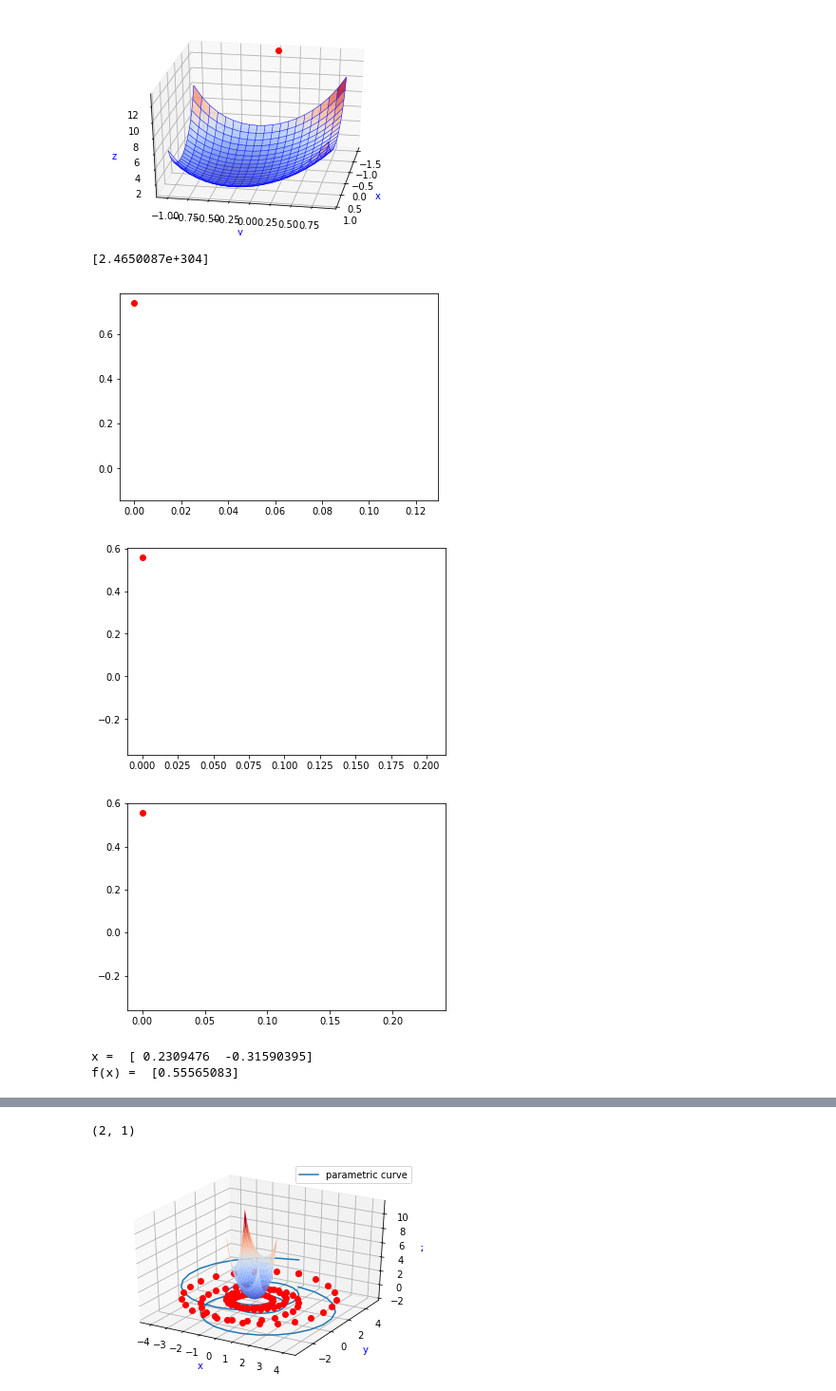
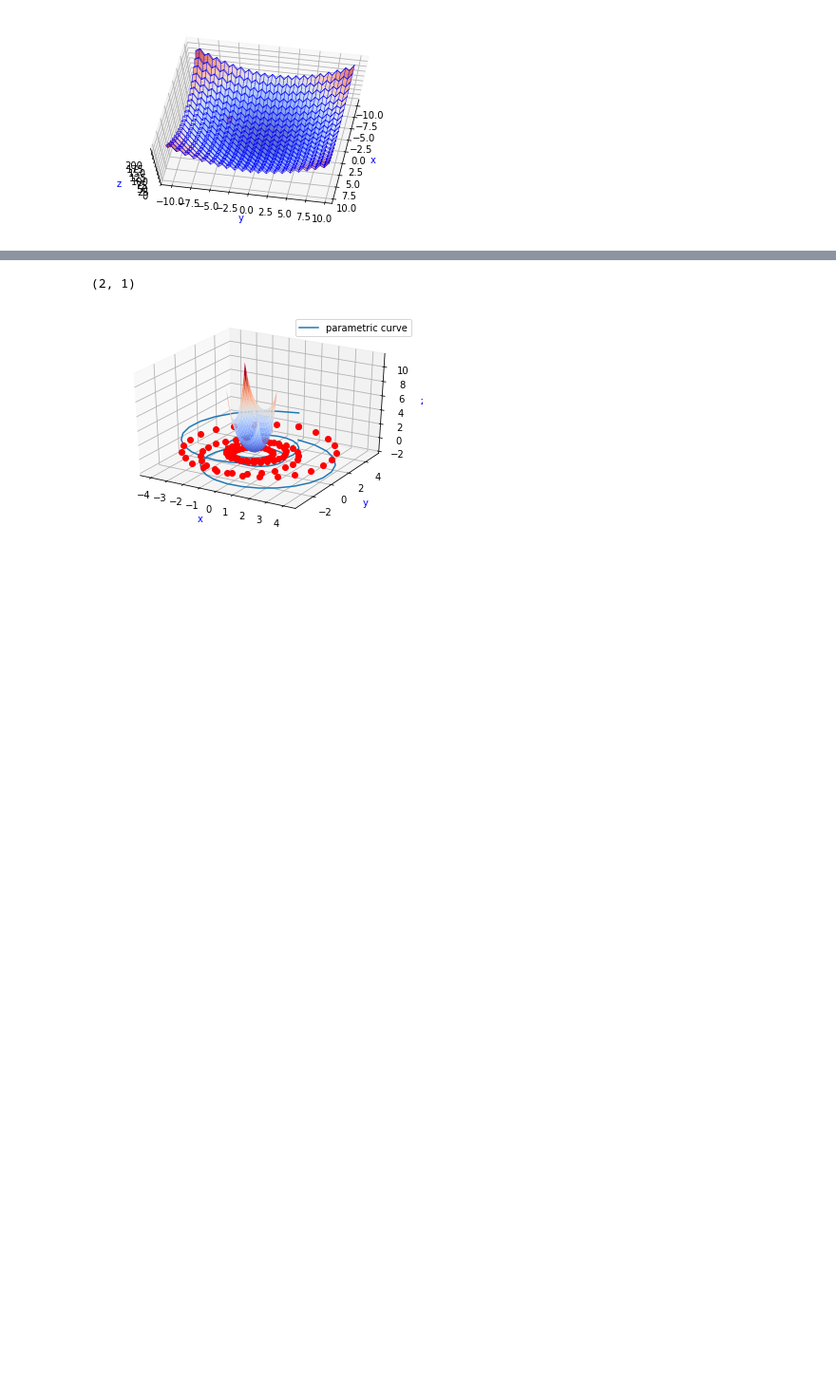
Before and after one commit to serhyPyton/optimization, a Jupyter notebook: conjugate_gradient_method/lab.ipynb, the cells around one changed output, grey strips where cells are left out. Shown at 95% size. Cells and saved outputs as stored; diff of their text form; code cells hidden in the pictures; blank space fills up the shorter version.

```diff
--- a/conjugate_gradient_method/lab.ipynb
+++ b/conjugate_gradient_method/lab.ipynb
@@ -1,53 +1,50 @@
 # %%
 import numpy as np
 
 teta=3
 def f(x):
-	return(x[0]*x[0]+2*x[1]*x[1]+np.exp(x[0]*x[0]+x[1]*x[1])-x[0]+2*x[1])
+    return 20. + x[0]**2+x[1]**2-10.*(np.cos(2.*np.pi*x[0])+np.cos(2.*np.pi*x[1]))
+#    return (x[0]**2+x[1]-11)**2 + (x[1]**2+x[0]-6)**2
+#    return(x[0]*x[0]+2*x[1]*x[1]+np.exp(x[0]*x[0]+x[1]*x[1])-x[0]+2*x[1])
 def f1(x, y):
-	return(x*x+2*y*y+np.exp(x*x+y*y)-x+2*y)
-
+    return 20. + x**2+y**2-10.*(np.cos(2.*np.pi*x)+np.cos(2.*np.pi*y))
+#    return (x**2+y-11)**2 + (y**2+x-6)**2
+#    return(x*x+2*y*y+np.exp(x*x+y*y)-x+2*y)
 
 def get_grad(x):
-    return np.array([2*x[0]+2*x[0]*np.exp(x[0]*x[0]+x[1]*x[1])-1,4*x[1]+2*x[1]*np.exp(x[0]*x[0]+x[1]*x[1])+2],float)
+    return np.array([2.*(x[0]+10.*np.pi*np.sin(2.*np.pi*x[0])) ,2.*(x[1]+10.*np.pi*np.sin(2.*np.pi*x[1])) ],float)
+#    return np.array([2*(2*x[0]*(x[0]**2+x[1]-11)+x[0]+x[1]**2-6),2*(2*x[1]*(x[0]+x[1]**2-6)+x[0]**2+x[1]-11)], float)
+#    return np.array([2*x[0]+2*x[0]*np.exp(x[0]*x[0]+x[1]*x[1])-1,4*x[1]+2*x[1]*np.exp(x[0]*x[0]+x[1]*x[1])+2],float)
 
-x = np.array([[-1.5],[0]], dtype=np.float64)
+x = np.array([[-3],[-5]], dtype=np.float64)
 k=0
 a=0
 grad_f=get_grad(x)
 g=-grad_f
 h=-grad_f
 
+#draw
 from matplotlib import cm
 from mpl_toolkits.mplot3d import Axes3D
 import matplotlib.pyplot as plt
 
-def plot(rez,min):
-    x1 = np.arange(-1.,1.,0.1)
-    y1 = np.arange(-1.,1.,0.1)
-    x, y = np.meshgrid(x1, y1)
-    fig = plt.figure()
-    ax = fig.add_subplot(111, projection='3d')
 
-    ax.plot_surface(x, y, f1(x, y), cmap=cm.coolwarm,rstride=1, cstride=1, linewidth=0.5, antialiased=True, color='blue',alpha=0.8)
-    ax.plot_wireframe(x, y, f1(x, y), linewidth=0.5, antialiased=True, color='blue')
-    ax.set_xlabel('x', color='blue')
-    ax.set_ylabel('y', color='blue')
-    ax.set_zlabel('z', color='blue')
+x1 = np.arange(-10.,10.,0.5)
+y1 = np.arange(-10.,10.,0.5)
+x2, y2 = np.meshgrid(x1, y1)
+fig = plt.figure()
+ax = fig.add_subplot(111, projection='3d')
+ax.plot_surface(x2, y2, f1(x2, y2), cmap=cm.coolwarm,rstride=1, cstride=1, linewidth=0.5, antialiased=True, color='blue',alpha=0.8)
+ax.plot_wireframe(x2, y2, f1(x2, y2), linewidth=0.5, antialiased=True, color='blue')
+ax.set_xlabel('x', color='blue')
+ax.set_ylabel('y', color='blue')
+ax.set_zlabel('z', color='blue')
 
-
-    plt.plot(rez[0], rez[1], min, 'ro')
-    plt.savefig("fig1.jpg")
-    ax.view_init(30, 10)
-    plt.draw()
-    plt.pause(.01)
-    plt.show()
+plt.plot(x[0], x[1], f(x), 'ro')
+ax.view_init(70, 10)
+plt.draw()
+plt.pause(0.5)
+#draw
 # %% [output]
-[figure, old version]
+[figure, new version]
-[2.4650087e+304]
-[figure, removed]
-[figure, removed]
-[figure, removed]
-x =  [ 0.2309476  -0.31590395]
-f(x) =  [0.55565083]
 # %%
```
Also changed, not shown: parts of 1 cell of this notebook, 7 other files.
